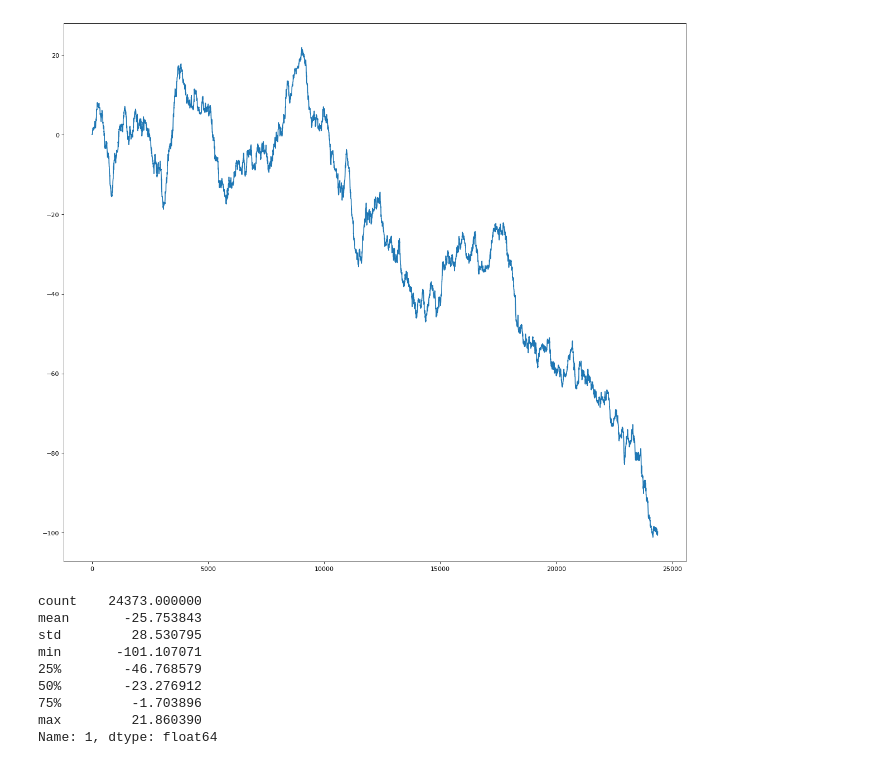
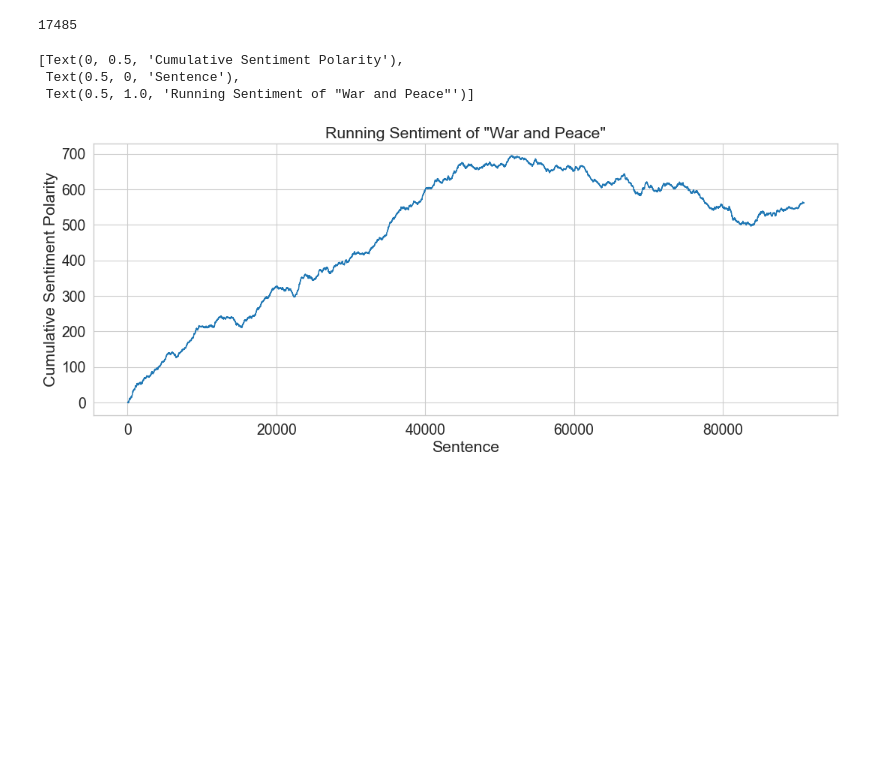
Before and after one commit to wesdoyle/limbus, a Jupyter notebook: notebooks/scratch.ipynb, the cells around one changed output. Cells and saved outputs as stored; diff of their text form; code cells hidden in the pictures; blank space fills up the shorter version.

```diff
--- a/notebooks/scratch.ipynb
+++ b/notebooks/scratch.ipynb
@@ -10,7 +10,7 @@ def get_text_from_path(path):
     with open(path, 'r') as f:
         return f.read()
 # %%
-book = get_text_from_path('../sample_texts/dracula')
+book = get_text_from_path('../sample_texts/warandpeace')
 # %%
 features = ['sent_tokenize', 'word_tokenize', 'score_sentiment']
 pipeline = SimplePipeline(book, features)
@@ -24,21 +22,21 @@ df = pd.DataFrame(list(zip(sents, scores)))
-# %%
-import matplotlib
-%matplotlib inline
-width = 400
-height = 40
-fig=plt.figure(figsize=(18, 16), dpi= 80, facecolor='w', edgecolor='k')
-plt = df[1].cumsum().plot()
-# %% [output]
-[figure, removed]
-# %%
-df[1].cumsum().describe()
-# %% [output]
-count    24373.000000
-mean       -25.753843
-std         28.530795
-min       -101.107071
-25%        -46.768579
-50%        -23.276912
-75%         -1.703896
-max         21.860390
-Name: 1, dtype: float64
+# %%
+pipeline.vocab_size
+# %% [output]
+17485
+# %%
+# Prepare data from pipeline
+df = pd.DataFrame(list(zip(sents, scores)))
+df['time_series'] = df[1].cumsum()
+data = {'sents': df.index.values, 'polarity': df['time_series'].values}
+
+# Plot
+plt.figure(figsize=(16, 6), dpi=80)
+sns.set_style("whitegrid")
+sns.set_context("notebook", font_scale=1.6, rc={"lines.linewidth": 1.3})
+graph = sns.lineplot(x="sents", y="polarity", data=data, legend='full')
+graph.set(xlabel='Sentence', ylabel='Cumulative Sentiment Polarity', title="Running Sentiment of \"Alice in Wonderland\"")
+# %% [output]
+[Text(0, 0.5, 'Cumulative Sentiment Polarity'),
+ Text(0.5, 0, 'Sentence'),
+ Text(0.5, 1.0, 'Running Sentiment of "War and Peace"')]
+[figure, added]
```
Also changed, not shown: parts of 2 cells of this notebook, 2 other files.
